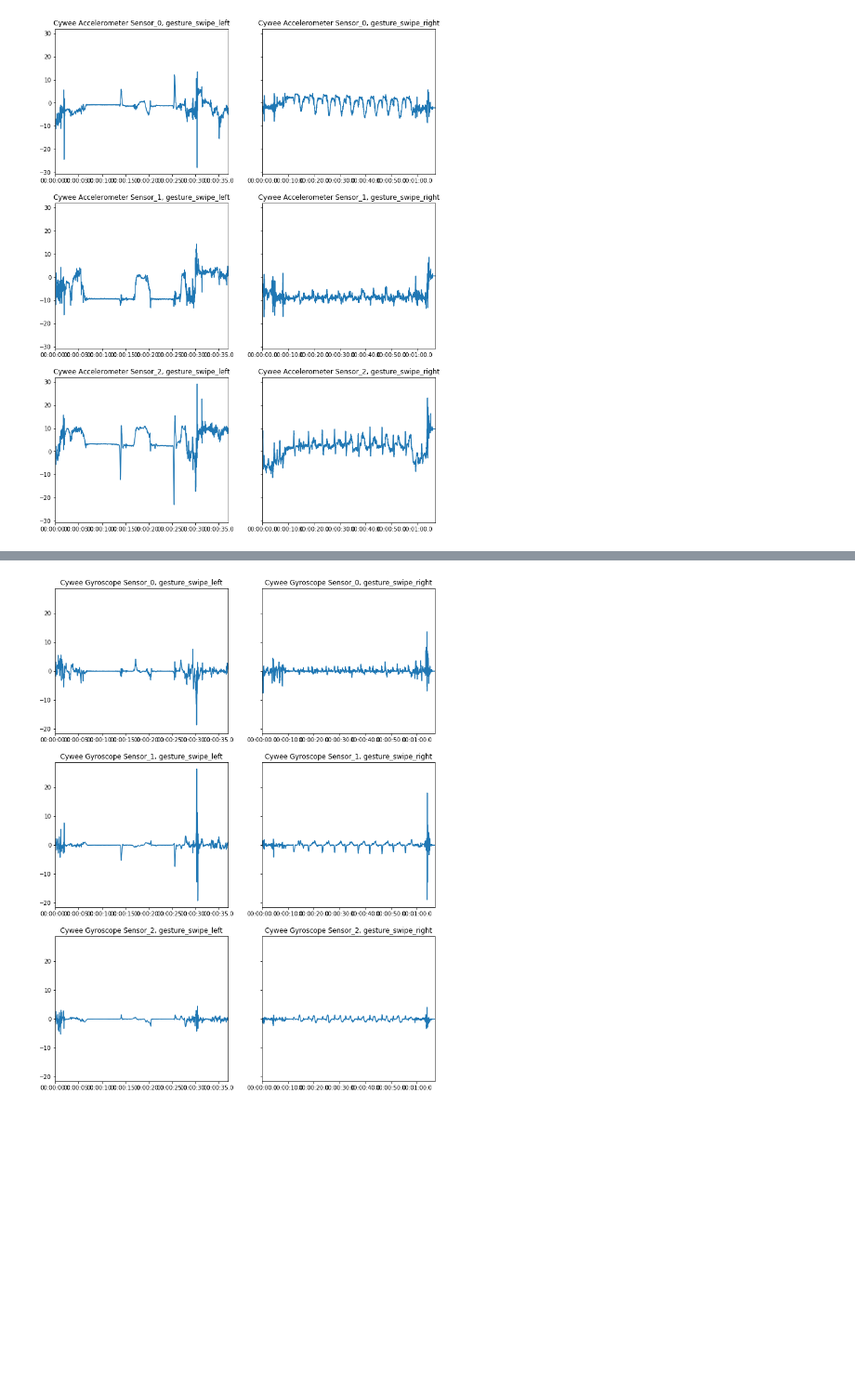
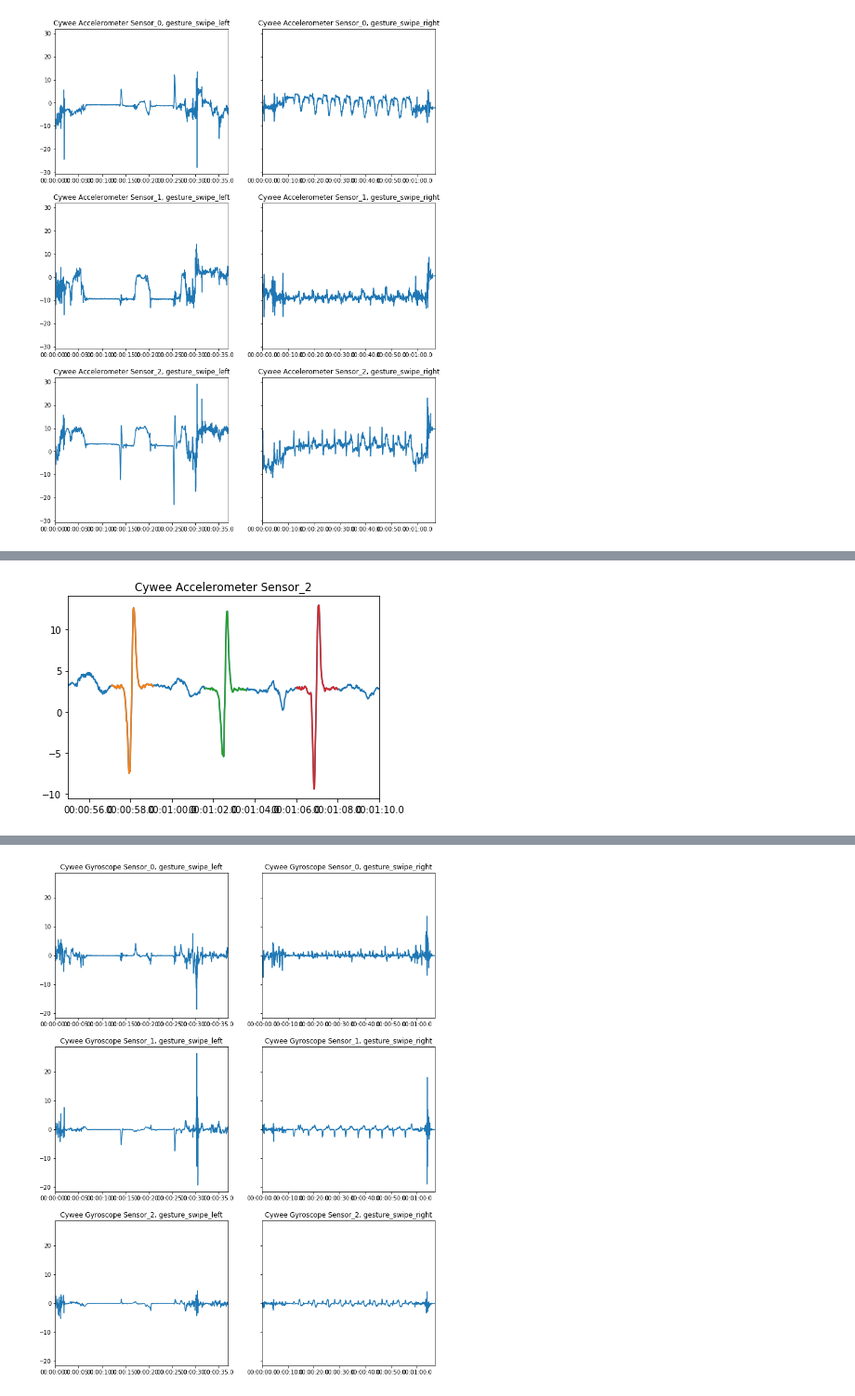
Before and after one commit to Alexsogge/wcs-cookbook, a Jupyter notebook: notebooks/plot_data.ipynb, the cells around one changed output, grey strips where cells are left out. Shown at 93% size. Cells and saved outputs as stored; diff of their text form; code cells hidden in the pictures; blank space fills up the shorter version.

```diff
--- a/notebooks/plot_data.ipynb
+++ b/notebooks/plot_data.ipynb
@@ -110,5 +97,0 @@ df_swipe_right, df_list, _ = read_and_plot("swipe_right_10_new.mkv", msg="Swipe
-# %%
-df_swipe_right, df_list, _ = read_and_plot("swipe_left_10.mkv", msg="Swipe RIGHT", plot=False)
-cuts = find_peaks(df_swipe_right,10,57.6, left=True)
-df_swipe_right, df_list, _ = read_and_plot("swipe_left_10.mkv", msg="Swipe RIGHT", cuts=cuts)
-print(len(cuts))
@@ -167,0 +189,12 @@ plt.show()
+# %%
+ax = gesture_df["Cywee Accelerometer Sensor_2"][pd.Timedelta(10**9*55):pd.Timedelta(10**9*70)].plot()
+plt.title("Cywee Accelerometer Sensor_2")
+plt.xticks(rotation=90)
+plt.savefig("three_trials.pdf")
+for df in df_list:
+    sub_df = df["Cywee Accelerometer Sensor_2"][pd.Timedelta(10**9*55):pd.Timedelta(10**9*70)]
+    if len(sub_df) > 0:
+        sub_df.plot()
+plt.savefig("three_trials_marked.pdf")
+# %% [output]
+[figure, added]
```
Also changed, not shown: parts of 11 cells of this notebook.
